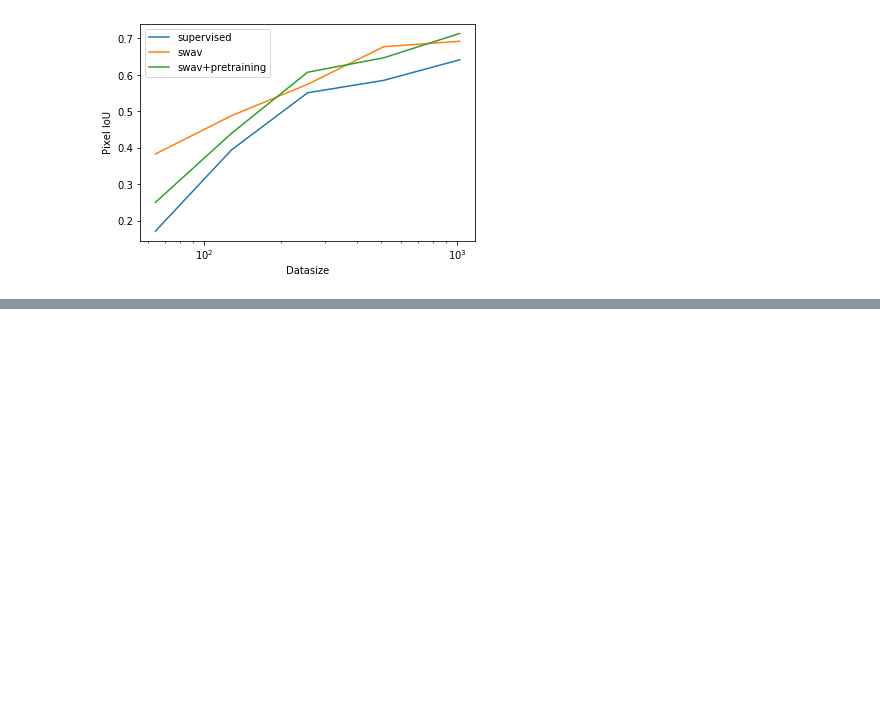
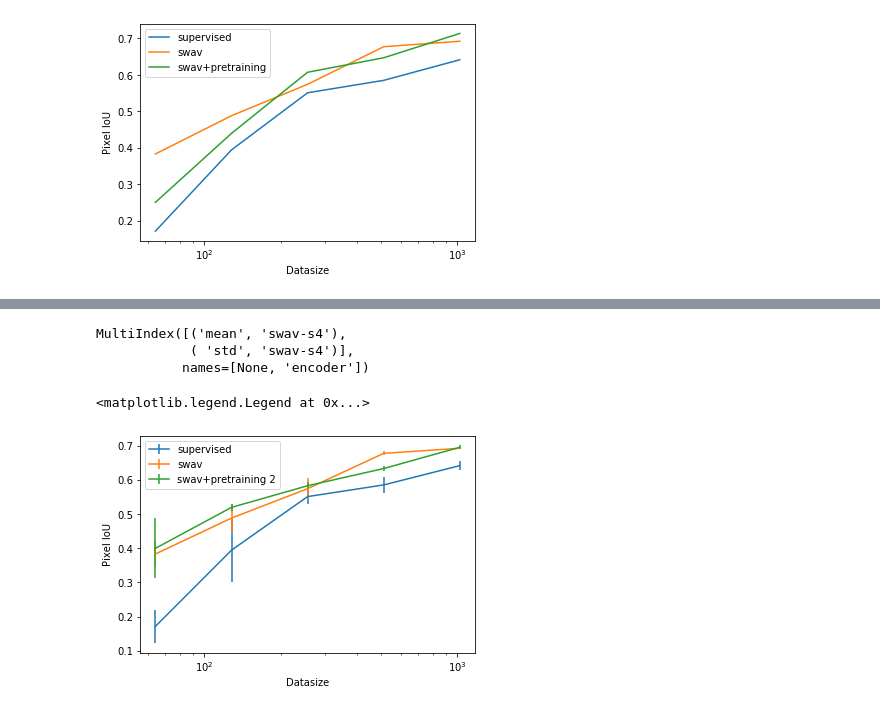
Before and after one commit to zcalhoun/ssrs, a Jupyter notebook: solar_final_results.ipynb, the cells around one changed output, grey strips where cells are left out. Saved outputs shown, nothing was run; the diff lists cells and outputs as text; code cells hidden in the pictures; blank space fills up the shorter version.

```diff
--- a/solar_final_results.ipynb
+++ b/solar_final_results.ipynb
@@ -27,0 +55,2 @@ plt.legend()
+# %%
+df2_pivot = pd.pivot_table(df2, values = 'iou', index='datasize', columns='encoder', aggfunc=('mean', 'std'))
@@ -27,0 +68,20 @@ plt.legend()
+# %%
+df2_pivot.columns
+# %% [output]
+MultiIndex([('mean', 'swav-s4'),
+            ( 'std', 'swav-s4')],
+           names=[None, 'encoder'])
+# %%
+plt.errorbar(df_pivot.index, df_pivot[('mean','supervised')], yerr=df_pivot[('std', 'supervised')], label='supervised')
+plt.errorbar(df_pivot.index, df_pivot[('mean','swav-imagenet')], yerr=df_pivot[('std', 'swav-imagenet')], label='swav')
+plt.errorbar(df2_pivot.index, df2_pivot[('mean','swav-s4')], yerr=df2_pivot[('std', 'swav-s4')], label='swav+pretraining 2')
+# plt.errorbar(df_pivot.index, df_pivot['swav-imagenet'], label='swav')
+# # plt.plot(df_pivot.index, df_pivot['swav-s3'], label='swav+pretraining')
+# plt.errorbar(df2_pivot.index, df2_pivot['swav-s4'], label='swav+pretraining v2')
+plt.xscale('log')
+plt.xlabel("Datasize")
+plt.ylabel("Pixel IoU")
+plt.legend()
+# %% [output]
+<matplotlib.legend.Legend at 0x...>
+[figure, added]
```
Also changed, not shown: parts of 6 cells of this notebook, 6 other files.
